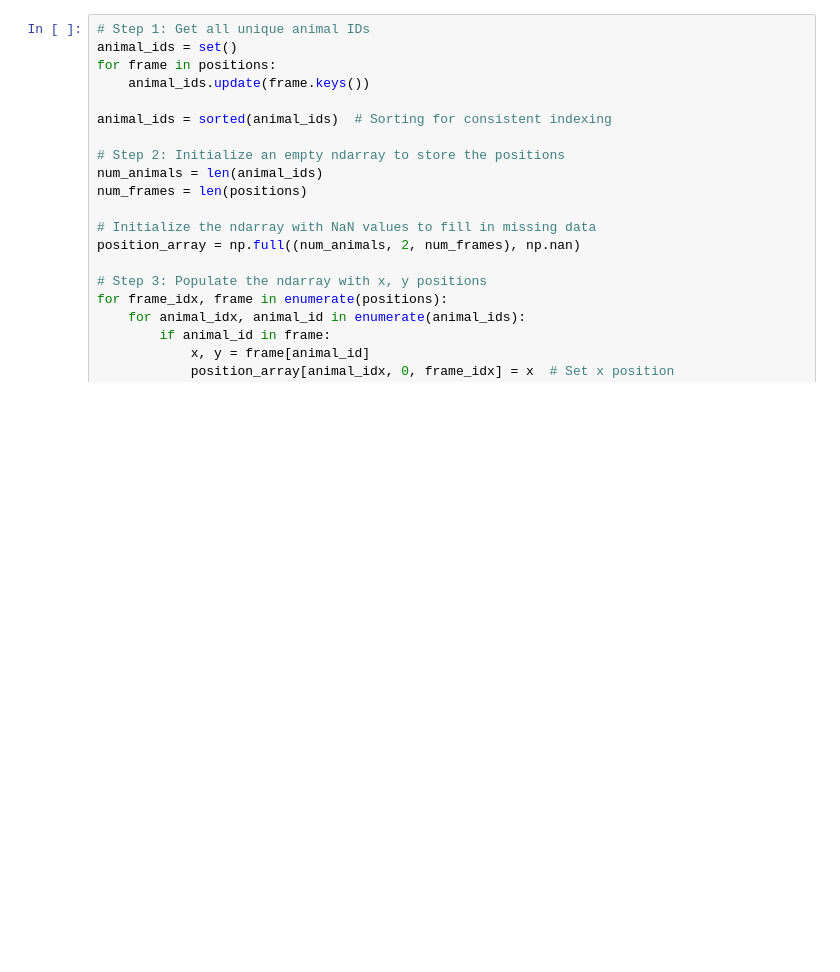
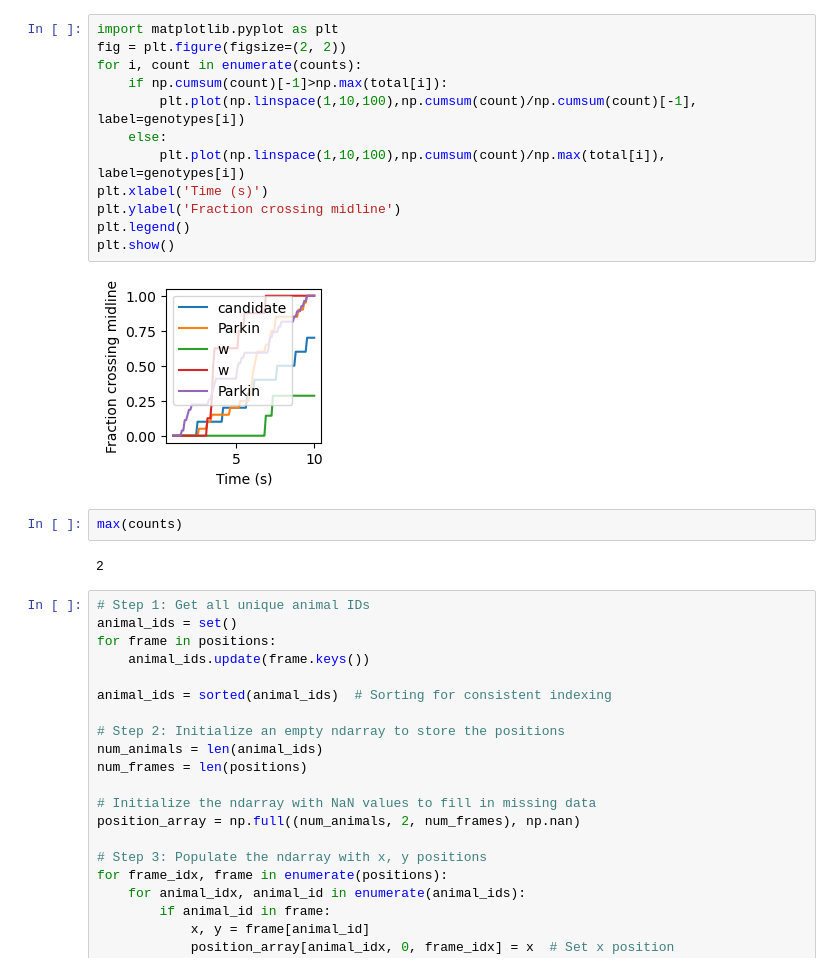
Before and after one commit to anqizhou13/FlyTrack, a Jupyter notebook: tracker.ipynb, the cells around one changed output. Saved outputs shown, nothing was run; the diff lists cells and outputs as text; blank space fills up the shorter version.

```diff
--- a/tracker.ipynb
+++ b/tracker.ipynb
@@ -92,3 +201,21 @@ positions = track_dots(video_path)
+# %%
+import matplotlib.pyplot as plt
+fig = plt.figure(figsize=(2, 2))
+for i, count in enumerate(counts):
+    if np.cumsum(count)[-1]>np.max(total[i]):
+        plt.plot(np.linspace(1,10,100),np.cumsum(count)/np.cumsum(count)[-1], label=genotypes[i])
+    else:
+        plt.plot(np.linspace(1,10,100),np.cumsum(count)/np.max(total[i]), label=genotypes[i])
+plt.xlabel('Time (s)')
+plt.ylabel('Fraction crossing midline')
+plt.legend()
+plt.show()
+# %% [output]
+[figure, added]
+# %%
+max(counts)
+# %% [output]
+2
 # %%
 # Step 1: Get all unique animal IDs
 animal_ids = set()
```
Also changed, not shown: parts of 4 cells of this notebook, 1 other file.
